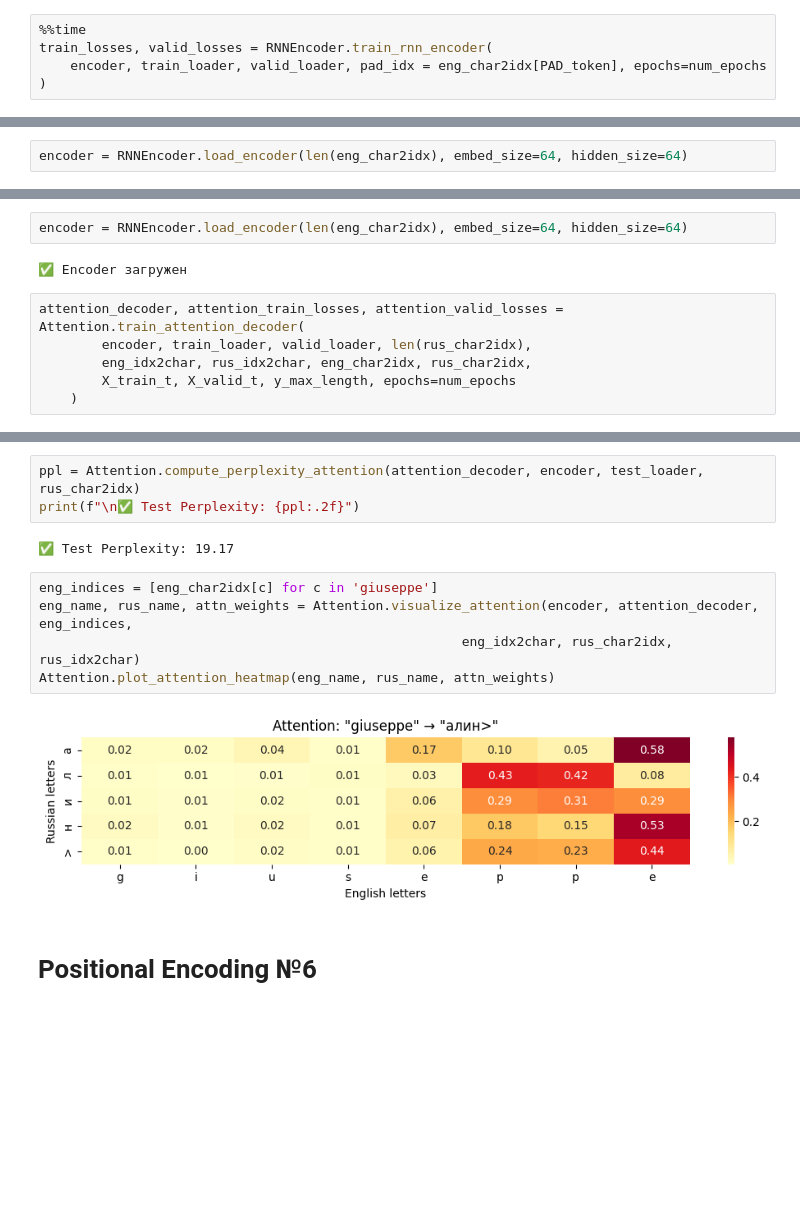
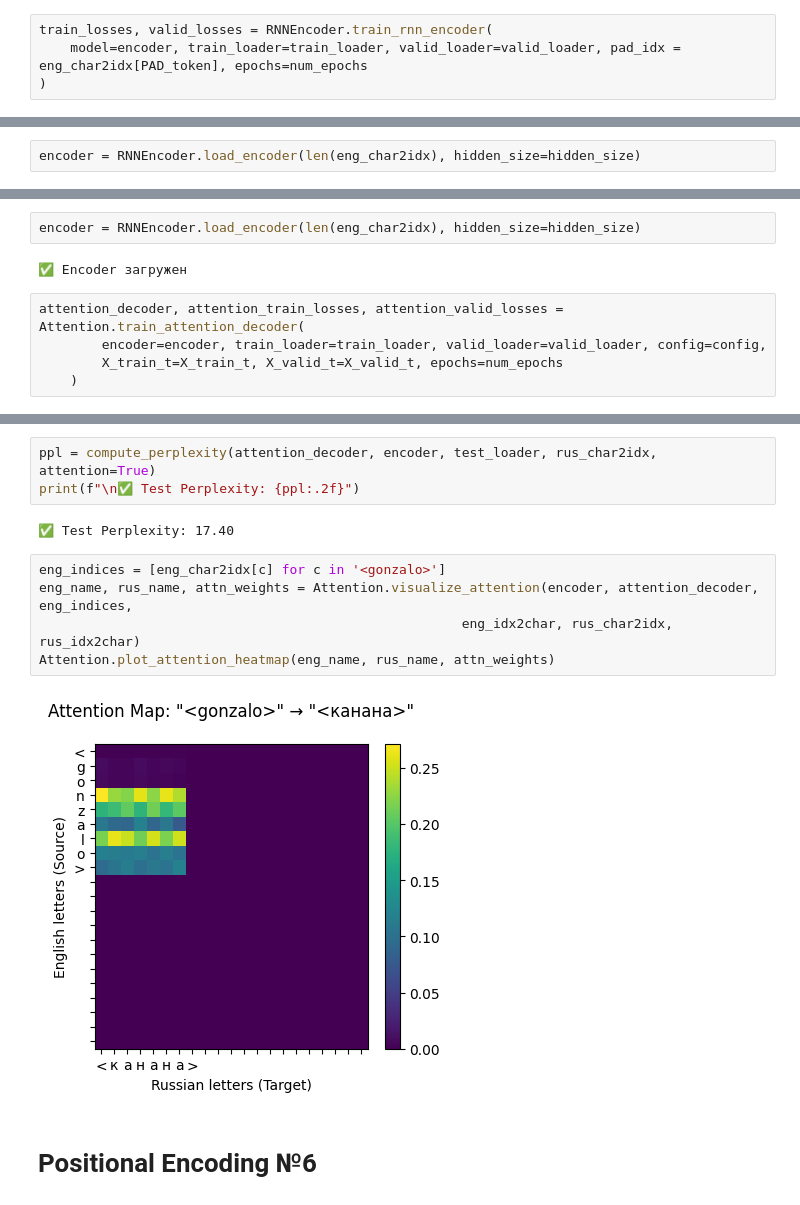
Before and after one commit to Analagis/learning_ML_projects, a Jupyter notebook: Project11/src/report.ipynb, the cells around one changed output, grey strips where cells are left out. Drawn from its saved outputs; the diff is of its cells as text; blank space fills up the shorter version.

```diff
--- a/Project11/src/report.ipynb
+++ b/Project11/src/report.ipynb
@@ -116,6 +135,5 @@ num_epochs = 10
 # %%
-%%time
 train_losses, valid_losses = RNNEncoder.train_rnn_encoder(
-    encoder, train_loader, valid_loader, pad_idx = eng_char2idx[PAD_token], epochs=num_epochs
+    model=encoder, train_loader=train_loader, valid_loader=valid_loader, pad_idx = eng_char2idx[PAD_token], epochs=num_epochs
 )
 # %% [output]
@@ -151,7 +163,7 @@ Generated English names:
 # %% [markdown]
 # RNN Machine Translation. Decoder. №4
 # %%
-encoder = RNNEncoder.load_encoder(len(eng_char2idx), embed_size=64, hidden_size=64)
+encoder = RNNEncoder.load_encoder(len(eng_char2idx), hidden_size=hidden_size)
 # %% [output]
 ✅ Encoder загружен
 # %%
@@ -235,14 +210,13 @@ print(f"\n✅ Test Perplexity: {ppl:.2f}")
 # %% [markdown]
 # Attention Machine Translation. №5
 # %%
-encoder = RNNEncoder.load_encoder(len(eng_char2idx), embed_size=64, hidden_size=64)
+encoder = RNNEncoder.load_encoder(len(eng_char2idx), hidden_size=hidden_size)
 # %% [output]
 ✅ Encoder загружен
 # %%
 attention_decoder, attention_train_losses, attention_valid_losses = Attention.train_attention_decoder(
-        encoder, train_loader, valid_loader, len(rus_char2idx),
-        eng_idx2char, rus_idx2char, eng_char2idx, rus_char2idx,
-        X_train_t, X_valid_t, y_max_length, epochs=num_epochs
+        encoder=encoder, train_loader=train_loader, valid_loader=valid_loader, config=config,
+        X_train_t=X_train_t, X_valid_t=X_valid_t, epochs=num_epochs
     )
 # %% [output]
 Training Attention Decoder...
@@ -301,15 +251,15 @@ plt.show()
 # %%
-ppl = Attention.compute_perplexity_attention(attention_decoder, encoder, test_loader, rus_char2idx)
+ppl = compute_perplexity(attention_decoder, encoder, test_loader, rus_char2idx, attention=True)
 print(f"\n✅ Test Perplexity: {ppl:.2f}")
 # %% [output]
-✅ Test Perplexity: 19.17
+✅ Test Perplexity: 17.40
 # %%
-eng_indices = [eng_char2idx[c] for c in 'giuseppe']
+eng_indices = [eng_char2idx[c] for c in '<gonzalo>']
 eng_name, rus_name, attn_weights = Attention.visualize_attention(encoder, attention_decoder, eng_indices,
                                                       eng_idx2char, rus_char2idx, rus_idx2char)
 Attention.plot_attention_heatmap(eng_name, rus_name, attn_weights)
 # %% [output]
-[figure, old version]
+[figure, new version]
 # %% [markdown]
 # Positional Encoding №6
 # %% [markdown]
```
Also changed, not shown: parts of 45 cells of this notebook, 4 other files.
